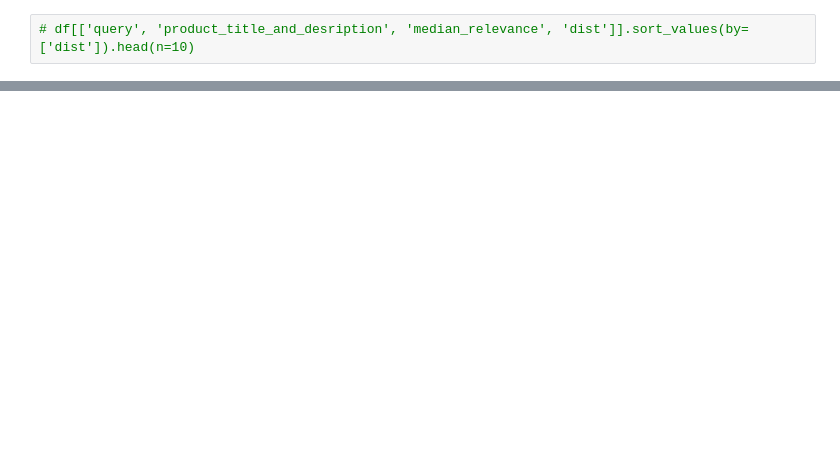
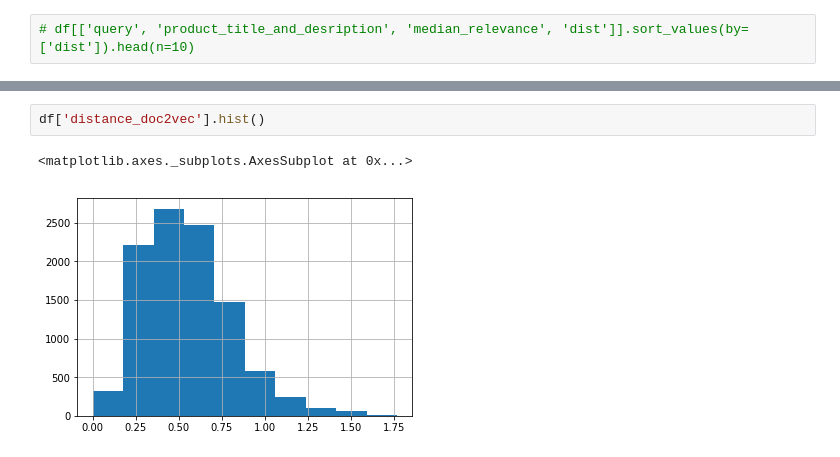
Before and after one commit to EikeDehling/machine-learnings, a Jupyter notebook: nlp_similarity_crowdflower.ipynb, the cells around one changed output, grey strips where cells are left out. Drawn from its saved outputs; the diff is of its cells as text; blank space fills up the shorter version.

```diff
--- a/nlp_similarity_crowdflower.ipynb
+++ b/nlp_similarity_crowdflower.ipynb
@@ -129,0 +168,5 @@ df['distance_lsi'].hist()
+# %%
+df['distance_doc2vec'].hist()
+# %% [output]
+<matplotlib.axes._subplots.AxesSubplot at 0x...>
+[figure, added]
```
Also changed, not shown: parts of 17 cells of this notebook.
